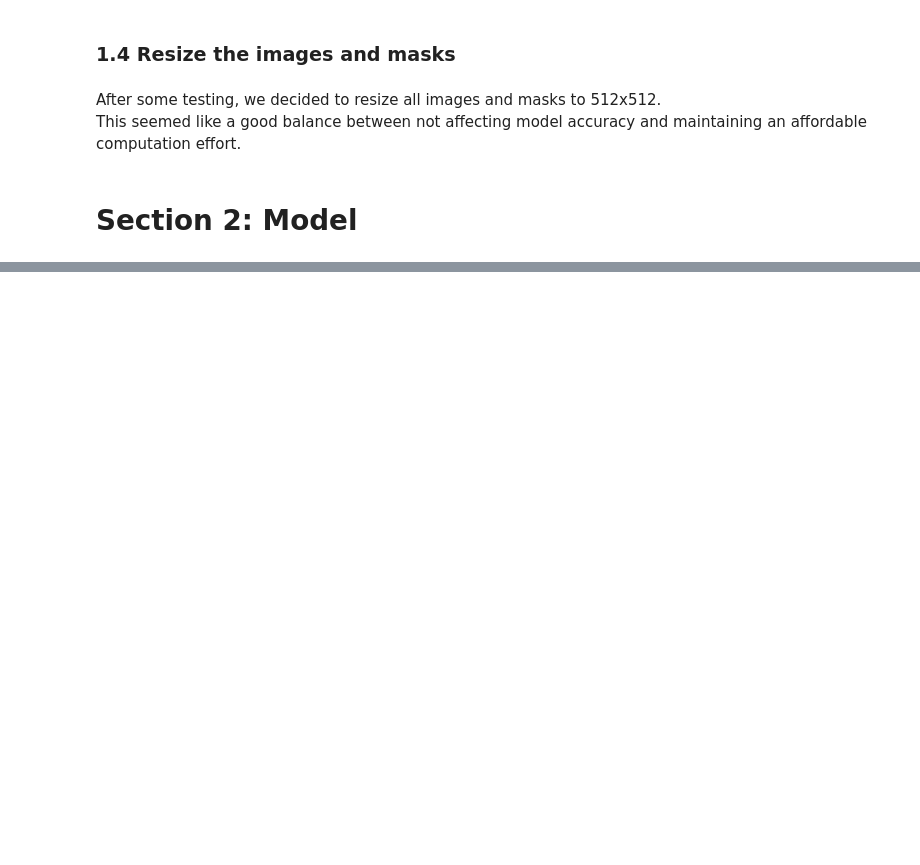
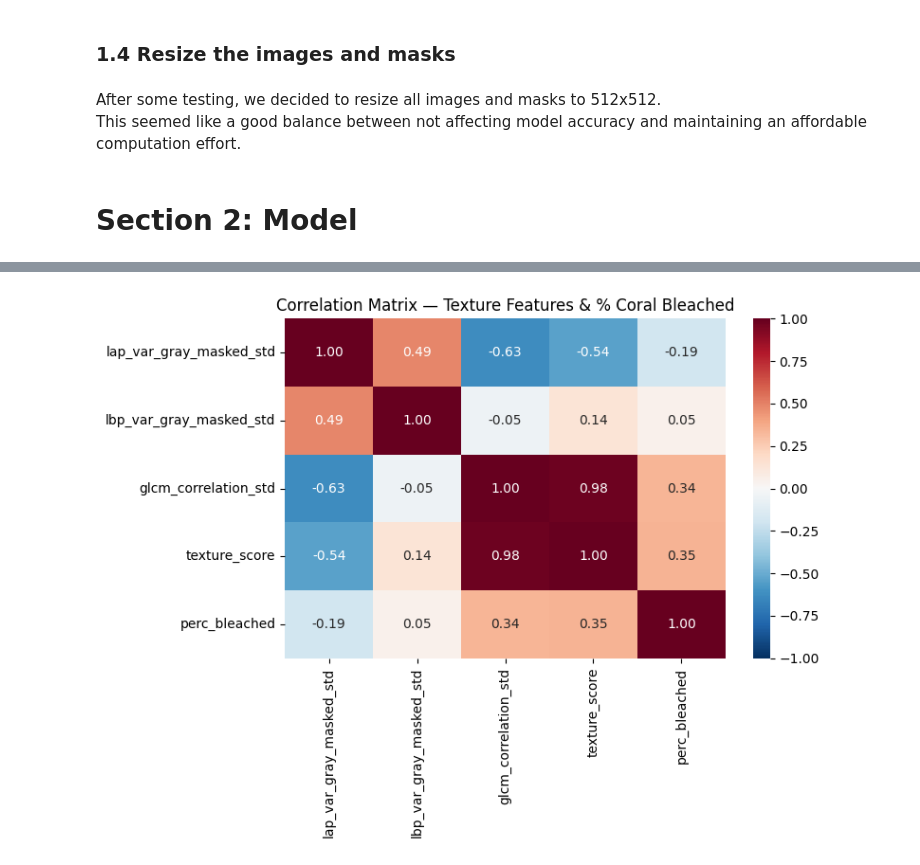
Before and after one commit to TimoWijnen2001/DC3-clean, a Jupyter notebook: final.ipynb, the cells around one changed output, grey strips where cells are left out. Drawn from its saved outputs; the diff is of its cells as text; code cells hidden in the pictures; blank space fills up the shorter version.

Commit message:
intermediate save

```diff
--- a/final.ipynb
+++ b/final.ipynb
@@ -42,29 +83,36 @@ for img_path in sorted(images_dir.glob("*.jpg")):
 The bleaching dataset and new coral mask is saved into a DataFrame.
 Any images with less than 1% coral coverage are removed.
 # %%
-# Load all datasets, and remove any coral masks that have less than 1% coverage.
-
+# Define the directories
 root_dir = Path("data/coral_bleaching")
 images_dir = root_dir / "images"
+bleached_dir = root_dir / "masks_bleached"
 coral_dir = root_dir / "masks_coral"
 
 rows = []
 
+# Loop over all images
 for img_path in sorted(images_dir.glob("*.jpg")):
     stem = img_path.stem
 
+    # Define the path of the image and mask
     paths = {
         "image": img_path,
+        "bleached_coral": bleached_dir / f"{stem}_bleached.png",
         "mask_coral": coral_dir / f"{stem}.png",
     }
 
+    # Load mask and compute coral coverage
     array = np.array(Image.open(paths["mask_coral"]).convert("L")).astype(np.uint8) / 255
     coral_mask_H, coral_mask_W = array.shape
     coral_coverage = array.sum() / (coral_mask_H * coral_mask_W)
+
+    # Save image and mask in DataFrame if coverage is more than 1%
     if coral_coverage >= 0.01:
         rows.append({
         "stem": stem,
         "image_path": str(paths["image"]),
+        "bleached_coral_path": str(paths["bleached_coral"]) if paths["mask_coral"].exists() else None,
         "mask_coral_path": str(paths["mask_coral"]) if paths["mask_coral"].exists() else None,
         "coral_coverage": round(float(coral_coverage), 3),
         "source": "coral_bleaching_reefsupport",
@@ -79,6 +127,7 @@ Any images with less than 1% coral coverage are removed, and the results are app
 # %%
 root_dir = Path("data/benthic_datasets")
 
+# Loop over all coral sites and define directories
 for site in sorted(os.listdir(root_dir)):
     images_dir = root_dir / site / "images"
     coral_stitched_dir = root_dir / site / "masks_stitched"
@@ -86,6 +135,7 @@ for site in sorted(os.listdir(root_dir)):
     coral_dir.mkdir(parents=True, exist_ok=True)
     rows = []
 
+    # Loop over all images per site
     for img_path in sorted(images_dir.glob("*.[jJ][pP][gG]")):
         stem = img_path.stem
 
@@ -103,7 +153,6 @@ for site in sorted(os.listdir(root_dir)):
         out_path = coral_dir / f"{stem}_binary.png"
         Image.fromarray(binary_array).save(out_path)
 
-
         # Compute the coral coverage, exclude any images with <0.01 coverage, and add the others to the dataframe
         coral_mask_H, coral_mask_W = binary_array.shape
         coral_coverage = (binary_array/255).sum() / (coral_mask_H * coral_mask_W)
@@ -116,7 +165,7 @@ for site in sorted(os.listdir(root_dir)):
             "source": str(site),
         })
 
-    df_clean = pd.concat([df_clean, pd.DataFrame(rows)], ignore_index=True)
+    df_clean = pd.concat([df_clean, pd.DataFrame(rows)], ignore_index=True).reset_index(drop=True)
 # %% [markdown]
 ### 1.3 Train/test/val split
 # %% [markdown]
@@ -212,0 +516,4 @@ df_resized.to_csv("csv_folder/resized_df.csv")
+# %%
+df_clean = pd.read_csv("csv_folder/df_clean.csv")
+df_bleaching = df_clean[df_clean["source"] == "coral_bleaching_reefsupport"]
+df_bleaching
@@ -212,0 +929,65 @@ df_resized.to_csv("csv_folder/resized_df.csv")
+# %%
+# Texture_score
+
+import pandas as pd
+import matplotlib.pyplot as plt
+import seaborn as sns
+from pathlib import Path
+
+
+
+required_cols = [
+    "glcm_correlation_std",
+    "lbp_var_gray_masked_std",
+    "lap_var_gray_masked_std",
+    "perc_bleached",
+]
+missing = [c for c in required_cols if c not in df_standardized_texture_features.columns]
+if missing:
+    raise ValueError(f"Missing required column(s): {missing}")
+
+# ========= 3) COMPUTE texture_score =========
+df_standardized_texture_features["texture_score"] = (
+    0.333153 * df_standardized_texture_features["glcm_correlation_std"]
+    + 0.074896 * df_standardized_texture_features["lbp_var_gray_masked_std"]
+    - 0.016813 * df_standardized_texture_features["lap_var_gray_masked_std"]
+)
+
+cols = list(df_standardized_texture_features.columns)
+cols = [c for c in cols if c != "texture_score"] + ["texture_score"]
+df_standardized_texture_features = df_standardized_texture_features[cols]
+
+# ========= 4) SAVE UPDATED CSV =========
+df_standardized_texture_features.to_csv("csv_folder/bleaching_texture_with_score.csv", index=False)
+print(f"Saved updated dataset with texture_score to: {Path("csv_folder/bleaching_texture_with_score.csv").resolve()}")
+
+# ========= 5) CORRELATION =========
+corr_features = [
+    "lap_var_gray_masked_std",
+    "lbp_var_gray_masked_std",
+    "glcm_correlation_std",
+    "texture_score",
+    "perc_bleached",
+]
+df_corr = df_standardized_texture_features.dropna(subset=corr_features)[corr_features]
+
+corr_matrix = df_corr.corr()
+print("\nCorrelation Matrix — Texture Features, Texture Score, and % Coral Bleached\n")
+print(corr_matrix.round(3))
+
+# ========= 6) PLOT & SAVE HEATMAP =========
+plt.figure(figsize=(8, 6))
+sns.heatmap(
+    corr_matrix.round(2),
+    annot=True,
+    fmt=".2f",
+    cmap="RdBu_r",
+    vmin=-1,
+    vmax=1,
+    center=0,
+)
+plt.title("Correlation Matrix — Texture Features & % Coral Bleached", fontsize=12)
+plt.tight_layout()
+plt.savefig("visualisations/texture_correlation_heatmap.png", dpi=300)
+plt.show()
+# %% [output]
@@ -212,0 +1011 @@ df_resized.to_csv("csv_folder/resized_df.csv")
+[figure, added]
```
Also changed, not shown: parts of 35 cells of this notebook, 1 other file.
